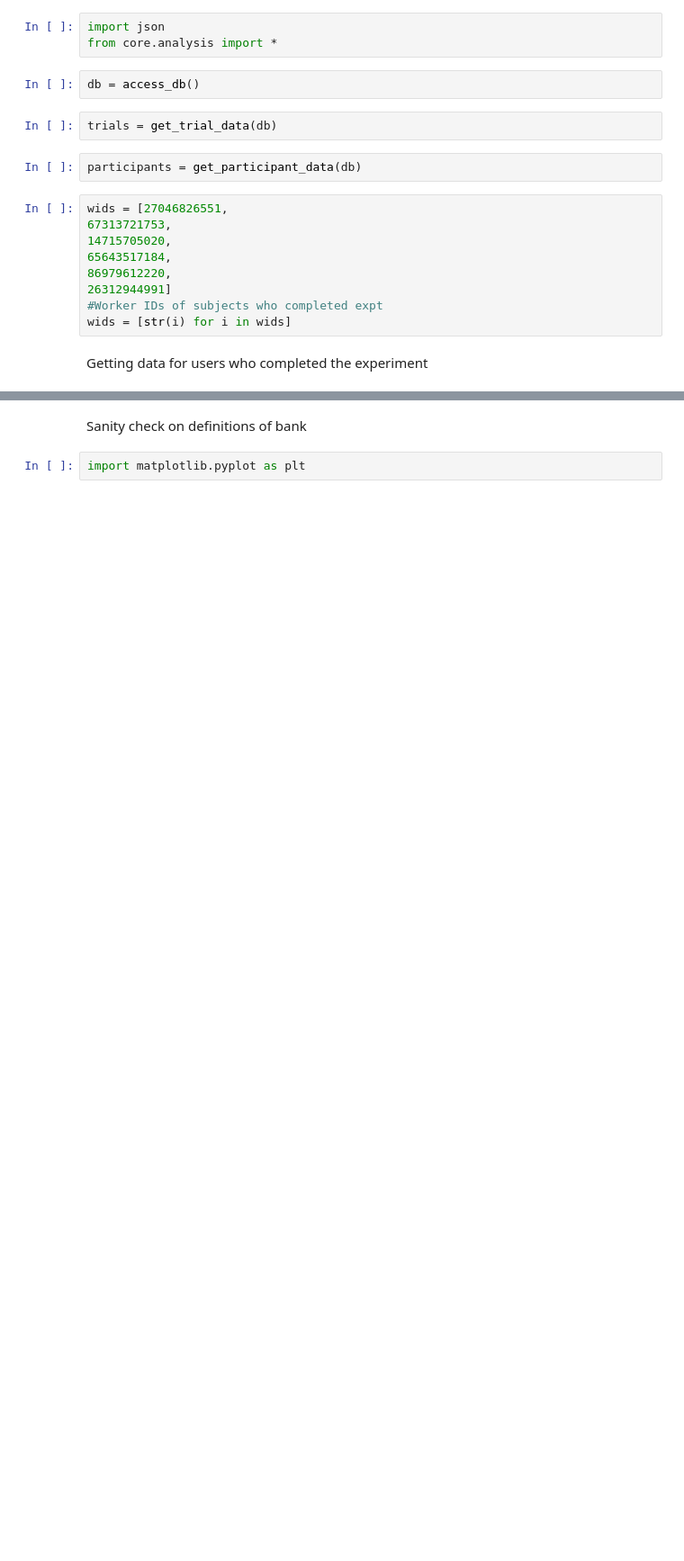
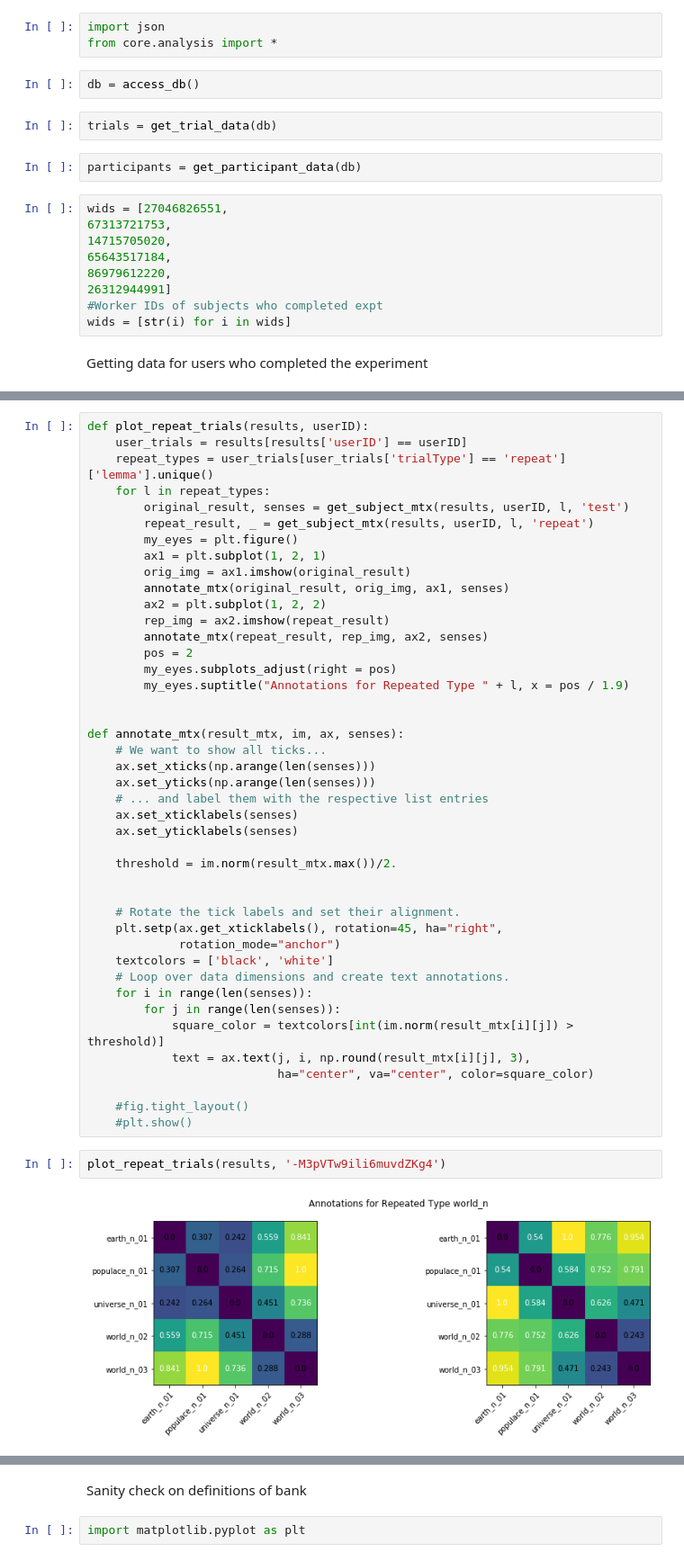
Before and after one commit to sathvikn/bert-wordsense, a Jupyter notebook: codebase/notebooks/pilesort-analysis.ipynb, the cells around one changed output, grey strips where cells are left out. Shown at 90% size. Saved outputs shown, nothing was run; the diff lists cells and outputs as text; blank space fills up the shorter version.

Commit message:
show matrices side by side for repeat trials

```diff
--- a/codebase/notebooks/pilesort-analysis.ipynb
+++ b/codebase/notebooks/pilesort-analysis.ipynb
@@ -38,0 +32,47 @@ results
+# %%
+def plot_repeat_trials(results, userID):
+    user_trials = results[results['userID'] == userID]
+    repeat_types = user_trials[user_trials['trialType'] == 'repeat']['lemma'].unique()
+    for l in repeat_types:
+        original_result, senses = get_subject_mtx(results, userID, l, 'test')
+        repeat_result, _ = get_subject_mtx(results, userID, l, 'repeat')
+        my_eyes = plt.figure()
+        ax1 = plt.subplot(1, 2, 1)
+        orig_img = ax1.imshow(original_result)
+        annotate_mtx(original_result, orig_img, ax1, senses)
+        ax2 = plt.subplot(1, 2, 2)
+        rep_img = ax2.imshow(repeat_result)
+        annotate_mtx(repeat_result, rep_img, ax2, senses)
+        pos = 2
+        my_eyes.subplots_adjust(right = pos)
+        my_eyes.suptitle("Annotations for Repeated Type " + l, x = pos / 1.9)
+
+
+def annotate_mtx(result_mtx, im, ax, senses):
+    # We want to show all ticks...
+    ax.set_xticks(np.arange(len(senses)))
+    ax.set_yticks(np.arange(len(senses)))
+    # ... and label them with the respective list entries
+    ax.set_xticklabels(senses)
+    ax.set_yticklabels(senses)
+
+    threshold = im.norm(result_mtx.max())/2.
+
+
+    # Rotate the tick labels and set their alignment.
+    plt.setp(ax.get_xticklabels(), rotation=45, ha="right",
+             rotation_mode="anchor")
+    textcolors = ['black', 'white']
+    # Loop over data dimensions and create text annotations.
+    for i in range(len(senses)):
+        for j in range(len(senses)):
+            square_color = textcolors[int(im.norm(result_mtx[i][j]) > threshold)]
+            text = ax.text(j, i, np.round(result_mtx[i][j], 3),
+                           ha="center", va="center", color=square_color)
+
+    #fig.tight_layout()
+    #plt.show()
+# %%
+plot_repeat_trials(results, '-M3pVTw9ili6muvdZKg4')
+# %% [output]
+[figure, added]
```
Also changed, not shown: parts of 5 cells of this notebook, 1 other file.
